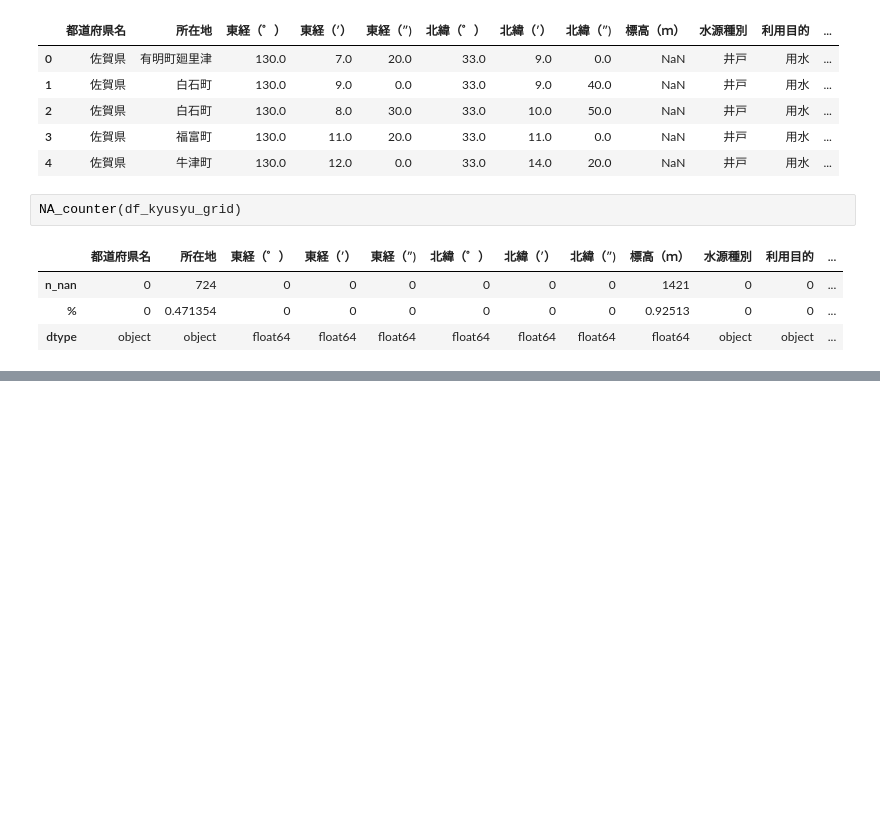
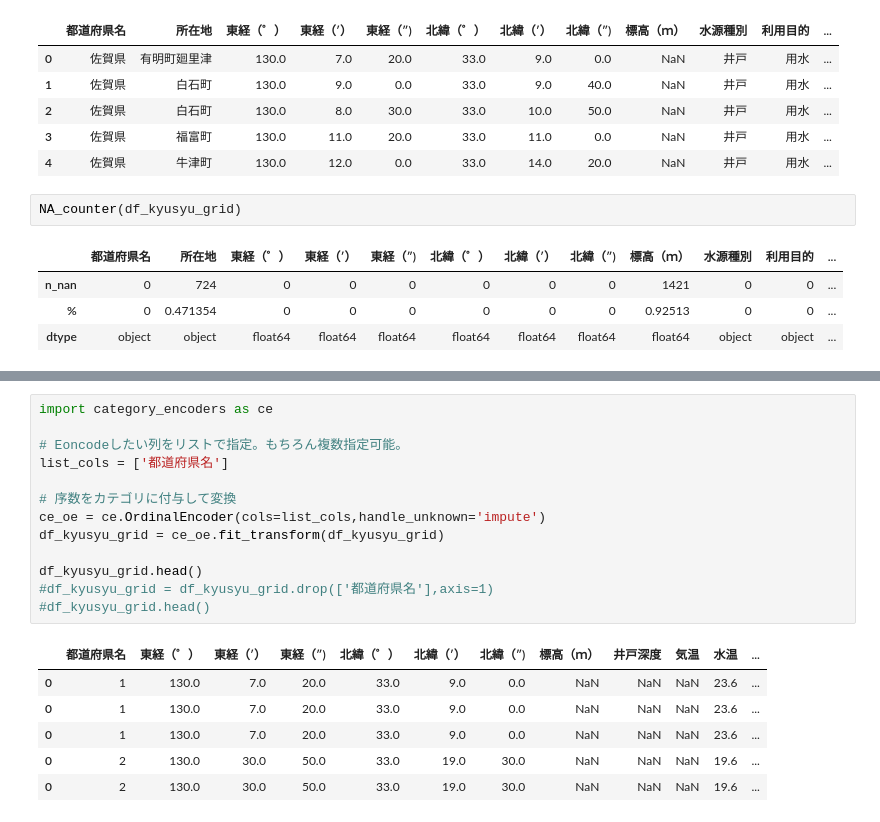
Before and after one commit to kou7215/onsen_science, a Jupyter notebook: notebooks/preprocess_kyusyu.ipynb, the cells around one changed output, grey strips where cells are left out. Drawn from its saved outputs; the diff is of its cells as text; blank space fills up the shorter version.

```diff
--- a/notebooks/preprocess_kyusyu.ipynb
+++ b/notebooks/preprocess_kyusyu.ipynb
@@ -161,0 +174,20 @@ NA_counter(df_kyusyu_grid)
+# %%
+import category_encoders as ce
+
+# Eoncodeしたい列をリストで指定。もちろん複数指定可能。
+list_cols = ['都道府県名']
+
+# 序数をカテゴリに付与して変換
+ce_oe = ce.OrdinalEncoder(cols=list_cols,handle_unknown='impute')
+df_kyusyu_grid = ce_oe.fit_transform(df_kyusyu_grid)
+
+df_kyusyu_grid.head()
+#df_kyusyu_grid = df_kyusyu_grid.drop(['都道府県名'],axis=1)
+#df_kyusyu_grid.head()
+# %% [output]
+|  | 都道府県名 | 東経（゜） | 東経（′） | 東経（″) | 北緯（゜） | 北緯（′） | 北緯（″) | 標高（ｍ） | 井戸深度 | 気温 | 水温 | ... |
+| 0 | 1 | 130.0 | 7.0 | 20.0 | 33.0 | 9.0 | 0.0 | NaN | NaN | NaN | 23.6 | ... |
+| 0 | 1 | 130.0 | 7.0 | 20.0 | 33.0 | 9.0 | 0.0 | NaN | NaN | NaN | 23.6 | ... |
+| 0 | 1 | 130.0 | 7.0 | 20.0 | 33.0 | 9.0 | 0.0 | NaN | NaN | NaN | 23.6 | ... |
+| 0 | 2 | 130.0 | 30.0 | 50.0 | 33.0 | 19.0 | 30.0 | NaN | NaN | NaN | 19.6 | ... |
+| 0 | 2 | 130.0 | 30.0 | 50.0 | 33.0 | 19.0 | 30.0 | NaN | NaN | NaN | 19.6 | ... |
```
Also changed, not shown: parts of 11 cells of this notebook, 1 other file.
